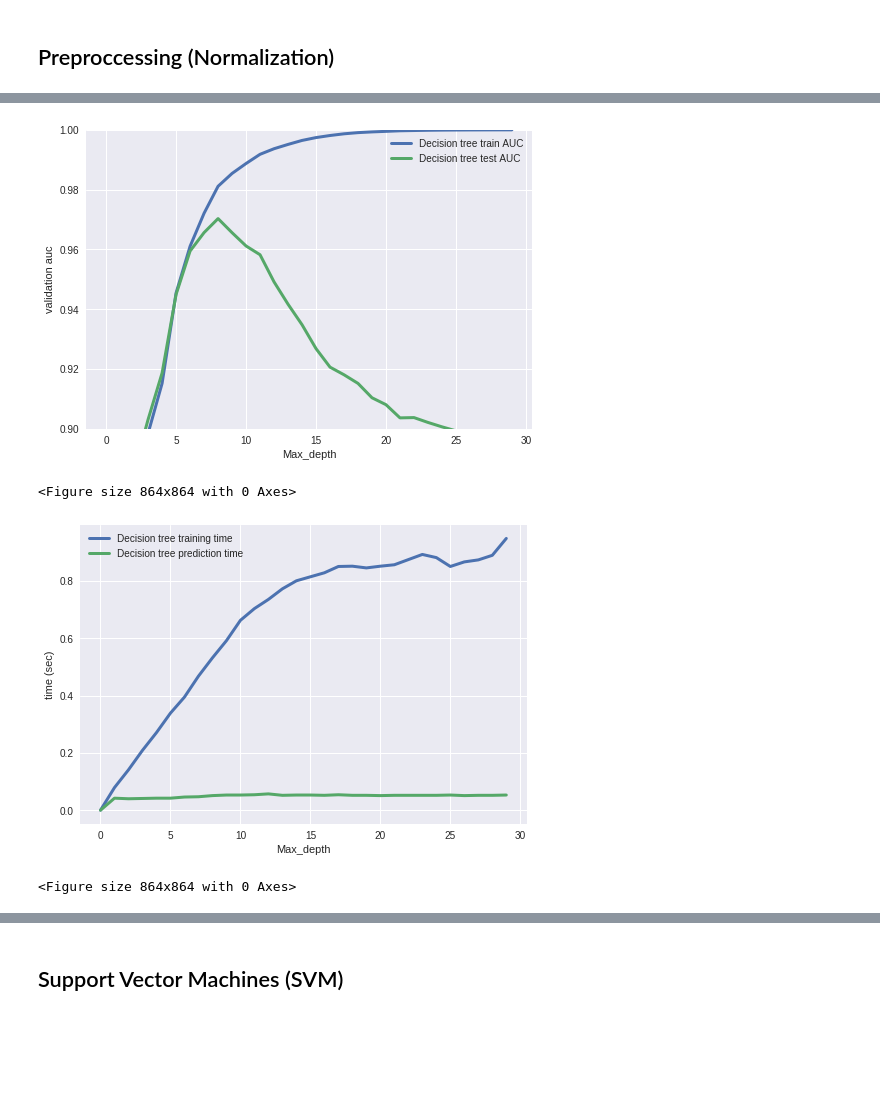
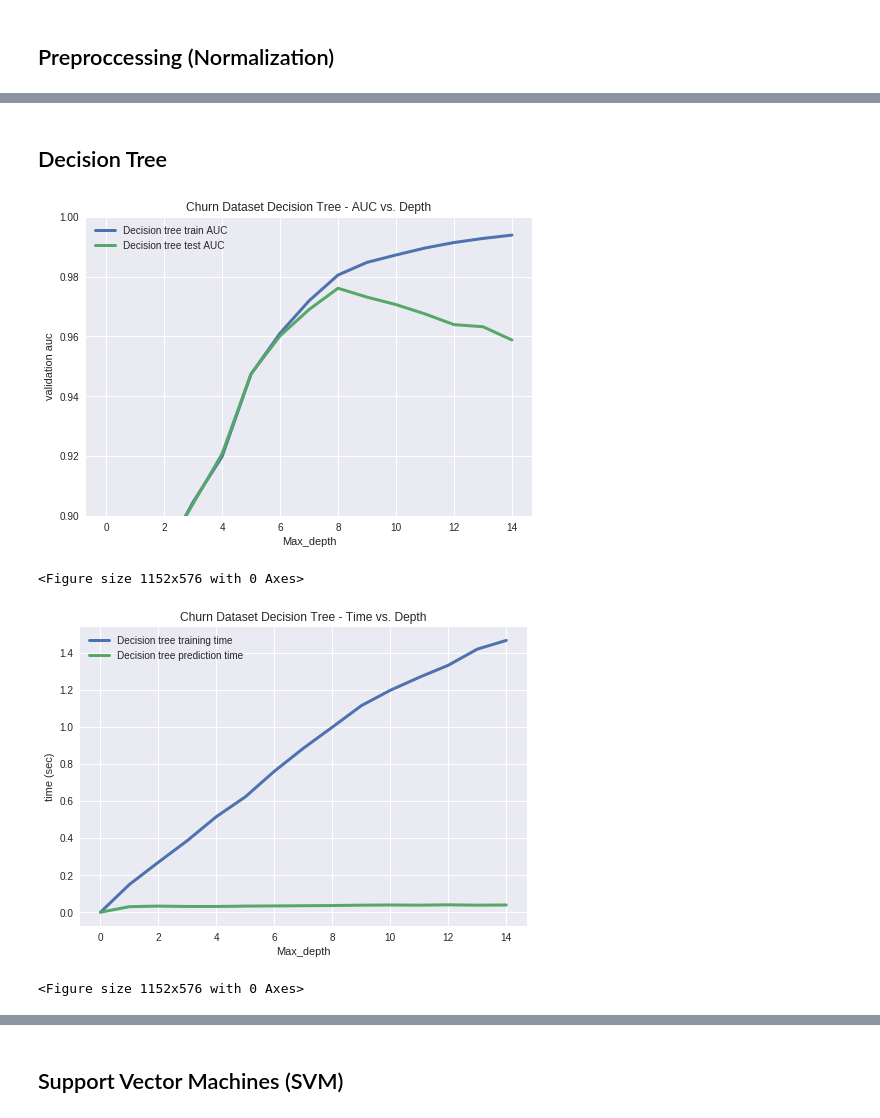
Before and after one commit to mo-messidi/Customer-Churn-Prediction-For-a-Music-Subscription-Service, a Jupyter notebook: Customer_Churn_Prediction_For_a_Music_Subscription_Service_(KKBOX).ipynb, the cells around one changed output, grey strips where cells are left out. Drawn from its saved outputs; the diff is of its cells as text; code cells hidden in the pictures; blank space fills up the shorter version.

```diff
--- a/Customer_Churn_Prediction_For_a_Music_Subscription_Service_(KKBOX).ipynb
+++ b/Customer_Churn_Prediction_For_a_Music_Subscription_Service_(KKBOX).ipynb
@@ -154,7 +118,7 @@ Observations:
 50% training, 50% testing
 # %%
 
-train_X, test_X, train_y, test_y = train_test_split(data_df[features], data_df['is_churn'], test_size = 0.7, stratify=data_df['is_churn'])
+train_X, test_X, train_y, test_y = train_test_split(data_df[features], data_df['is_churn'], test_size = 0.5, stratify=data_df['is_churn'])
 # %% [markdown]
 ## Preproccessing (Normalization)
 # %%
@@ -173,42 +129,45 @@ First, several decision tree classifiers were built with various settings of the
+# %% [markdown]
+## Decision Tree
+# %%
+max_depth = 15
+tree_auc_train, tree_auc_test = np.zeros(max_depth), np.zeros(max_depth)
+training_time, prediction_time = np.zeros(max_depth), np.zeros(max_depth)
+for i in range(1,max_depth):
+    clf_decision_tree = tree.DecisionTreeClassifier(max_depth=i, criterion='entropy',random_state=1)
+    t0=time.clock()
+    clf_decision_tree = clf_decision_tree.fit(train_X, train_y)
+    training_time[i] = round(time.clock()-t0, 3)
+    tree_auc_train[i] = roc_auc_score(train_y, clf_decision_tree.predict_proba(train_X)[:,1])
+    t1=time.clock()
+    tree_auc_test[i] = roc_auc_score(test_y, clf_decision_tree.predict_proba(test_X)[:,1])
+    prediction_time[i] = round(time.clock()-t1, 3)
 # %%
-max_depth = 30
-tree_auc_train, tree_auc_test = np.zeros(max_depth), np.zeros(max_depth)
-training_time, prediction_time = np.zeros(max_depth), np.zeros(max_depth)
-for i in range(1,max_depth):
-    clf_decision_tree = tree.DecisionTreeClassifier(max_depth=i, criterion='entropy',random_state=1)
-    t0=time.clock()
-    clf_decision_tree = clf_decision_tree.fit(train_X, train_y)
-    training_time[i] = round(time.clock()-t0, 3)
-    tree_auc_train[i] = roc_auc_score(train_y, clf_decision_tree.predict_proba(train_X)[:,1])
-    t1=time.clock()
-    tree_auc_test[i] = roc_auc_score(test_y, clf_decision_tree.predict_proba(test_X)[:,1])
-    prediction_time[i] = round(time.clock()-t1, 3)
-
-
 from matplotlib import pyplot
 pyplot.plot(tree_auc_train, linewidth=3, label = "Decision tree train AUC")
 pyplot.plot(tree_auc_test, linewidth=3, label = "Decision tree test AUC")
 pyplot.legend()
 pyplot.ylim(0.9, 1.0)
+pyplot.title("Churn Dataset Decision Tree - AUC vs. Depth")
 pyplot.xlabel("Max_depth")
 pyplot.ylabel("validation auc")
-pyplot.figure(figsize=(12,12))
+pyplot.figure(figsize=(16,8))
 pyplot.savefig('churn_treedepth_fig2')
 pyplot.show()
 
 pyplot.plot(training_time, linewidth=3, label = "Decision tree training time")
 pyplot.plot(prediction_time, linewidth=3, label = "Decision tree prediction time")
 pyplot.legend()
 pyplot.xlabel("Max_depth")
 pyplot.ylabel("time (sec)")
-pyplot.figure(figsize=(12,12))
+pyplot.title("Churn Dataset Decision Tree - Time vs. Depth")
+pyplot.figure(figsize=(16,8))
 pyplot.savefig('churn_treedepth_time_fig2')
 pyplot.show()
 # %% [output]
-[figure, old version]
+[figure, new version]
-<Figure size 864x864 with 0 Axes>
+<Figure size 1152x576 with 0 Axes>
-[figure, old version]
+[figure, new version]
-<Figure size 864x864 with 0 Axes>
+<Figure size 1152x576 with 0 Axes>
 # %%
 print("Best tree depth training: " + str(np.argmax(tree_auc_train, axis=0)))
 print("Highest AUC score training: " + str(np.max(tree_auc_train, axis=0)))
```
Also changed, not shown: parts of 31 cells of this notebook.
